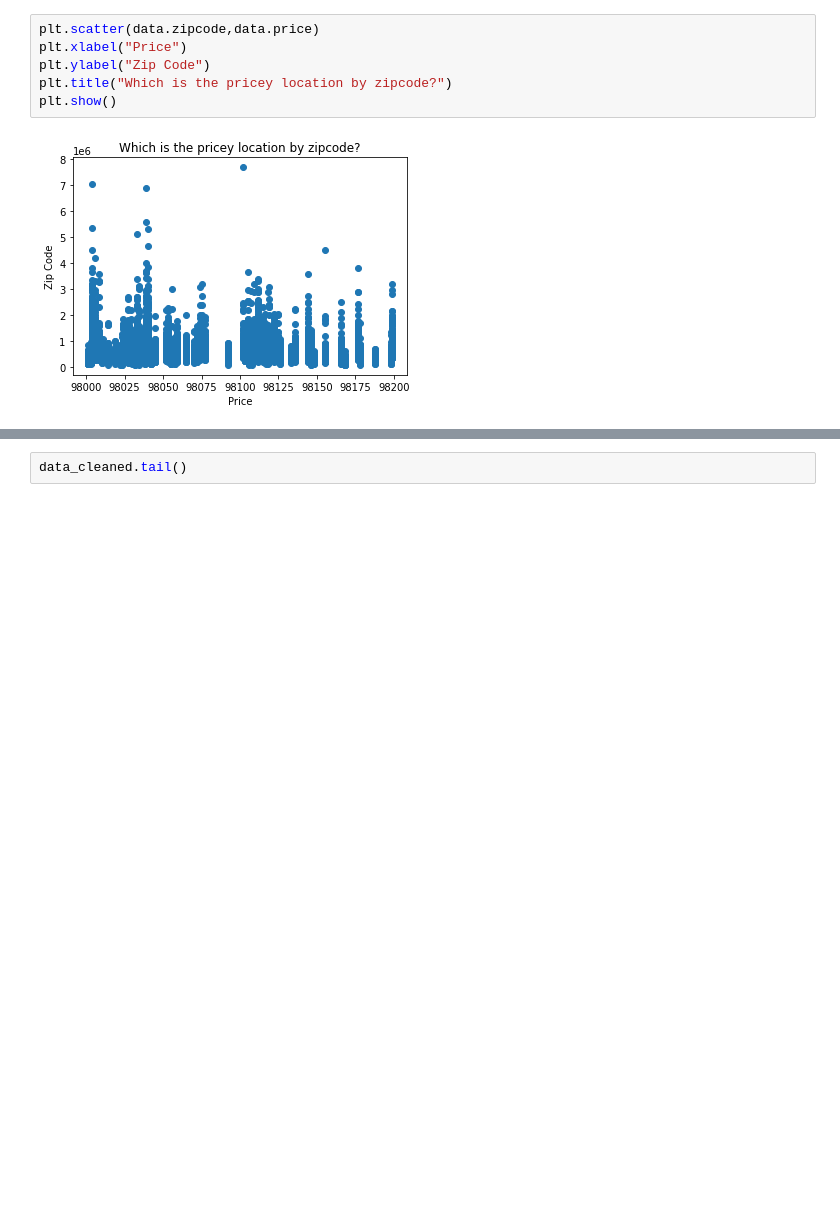
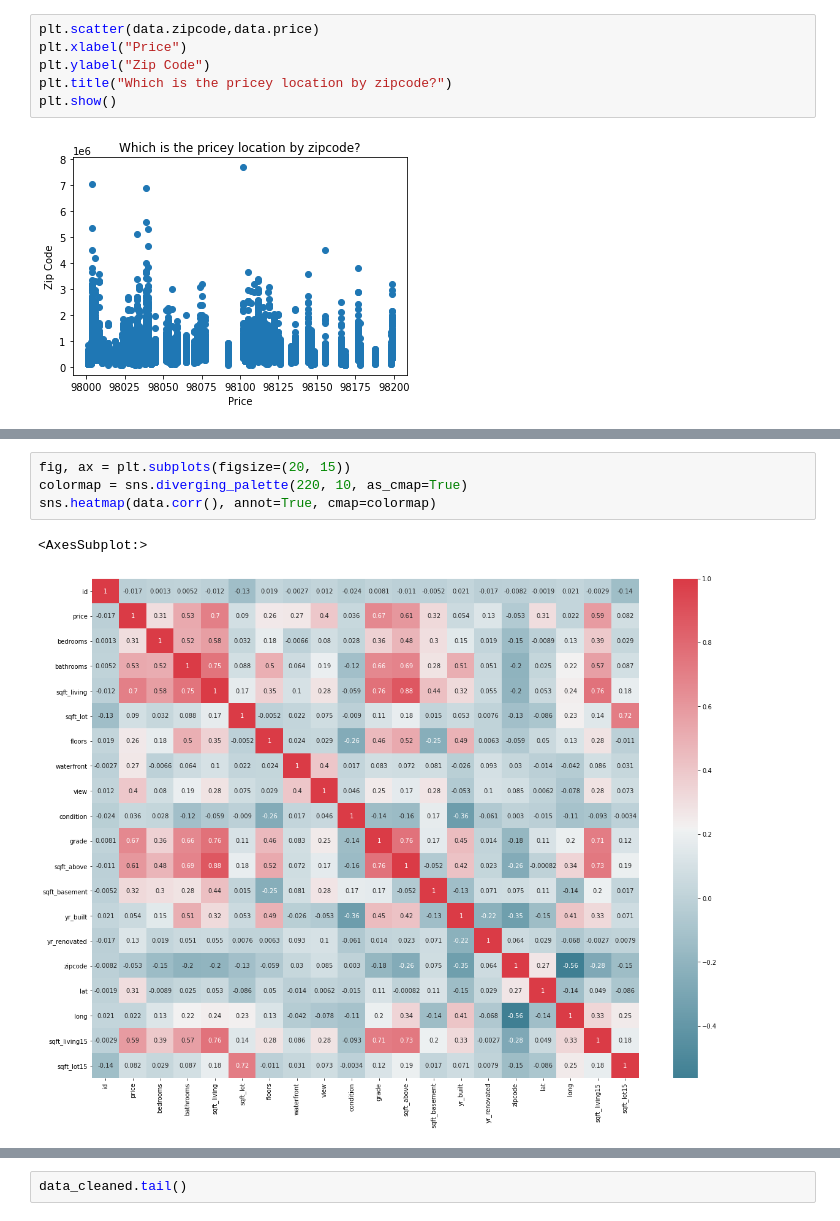
Before and after one commit to nitron-alpha-kplr/Machine-Learning-workshop, a Jupyter notebook: 03 - USE CASE/House Price Prediction.ipynb, the cells around one changed output, grey strips where cells are left out. Drawn from its saved outputs; the diff is of its cells as text; blank space fills up the shorter version.

```diff
--- a/03 - USE CASE/House Price Prediction.ipynb
+++ b/03 - USE CASE/House Price Prediction.ipynb
@@ -156,0 +161,7 @@ plt.show()
+# %%
+fig, ax = plt.subplots(figsize=(20, 15))
+colormap = sns.diverging_palette(220, 10, as_cmap=True)
+sns.heatmap(data.corr(), annot=True, cmap=colormap)
+# %% [output]
+<AxesSubplot:>
+[figure, added]
```
Also changed, not shown: parts of 13 cells of this notebook, 1 other file.
